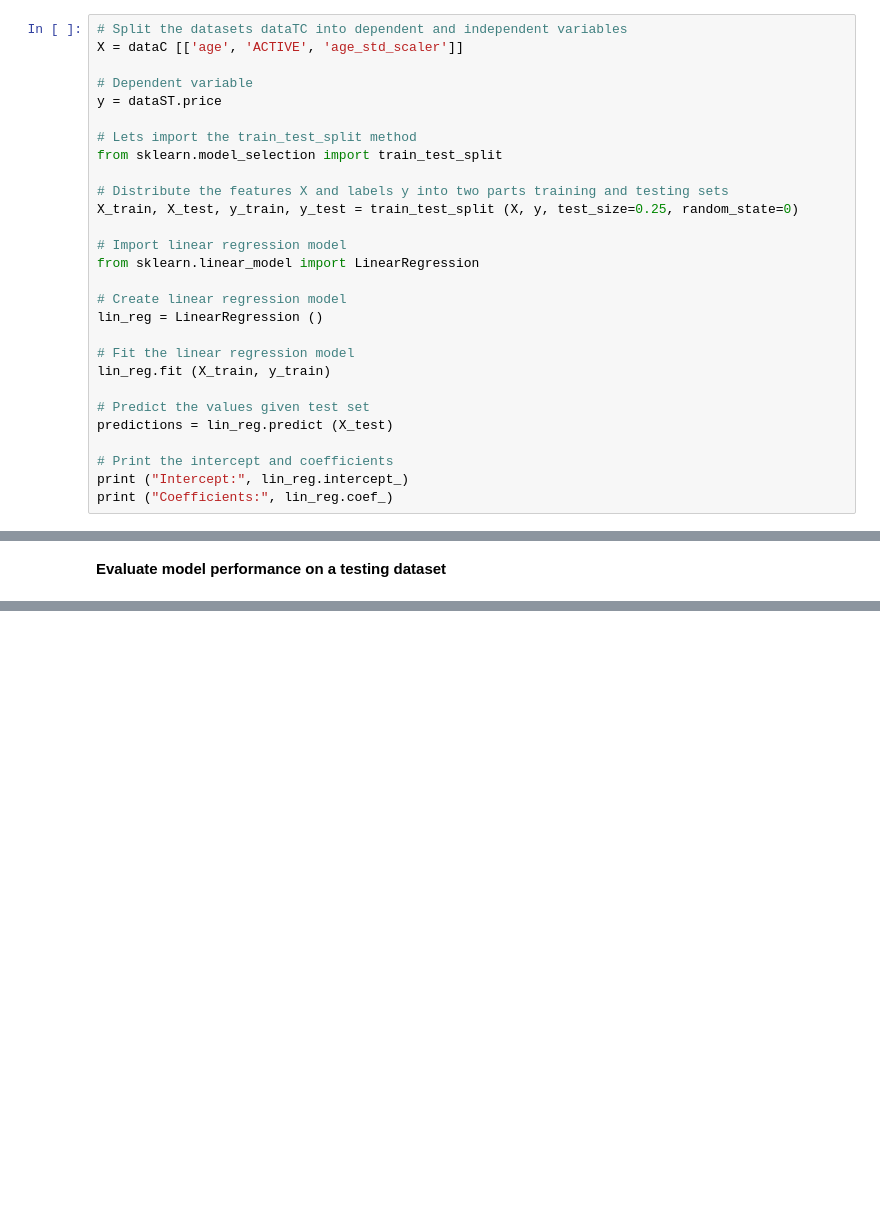
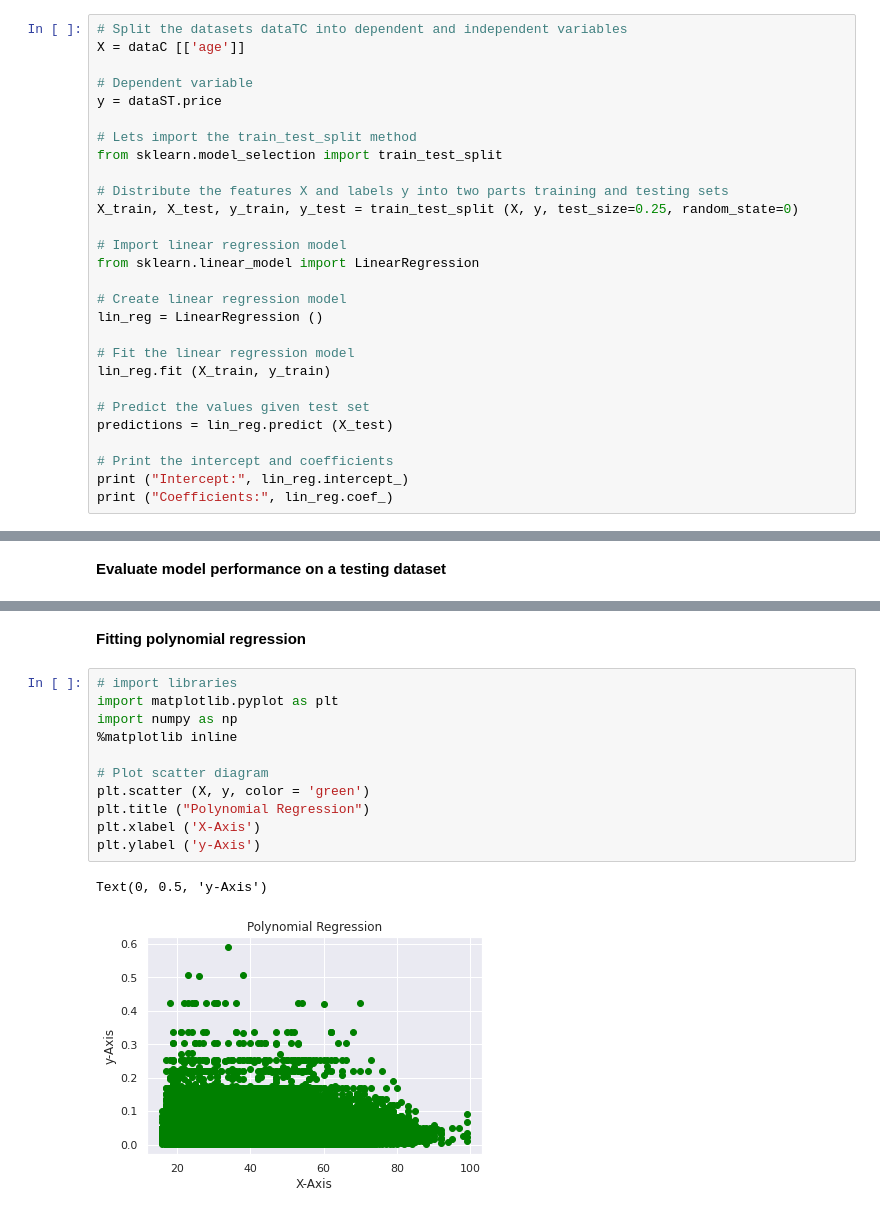
Before and after one commit to AleksandrMorozov123/Competition-on-kaggle-, a Jupyter notebook: h-m-personalized-fashion-recommendations.ipynb, the cells around one changed output, grey strips where cells are left out. Saved outputs shown, nothing was run; the diff lists cells and outputs as text; blank space fills up the shorter version.

```diff
--- a/h-m-personalized-fashion-recommendations.ipynb
+++ b/h-m-personalized-fashion-recommendations.ipynb
@@ -297,7 +297,7 @@ dataC.head (10)
 **Create a linear regression model**
 # %%
 # Split the datasets dataTC into dependent and independent variables
-X = dataC [['age', 'ACTIVE', 'age_std_scaler']]
+X = dataC [['age']]
 
 # Dependent variable
 y = dataST.price
@@ -354 +354,17 @@ R-Square: 6.799036786131474e-06
+# %% [markdown]
+**Fitting polynomial regression**
+# %%
+# import libraries
+import matplotlib.pyplot as plt
+import numpy as np
+%matplotlib inline
+
+# Plot scatter diagram
+plt.scatter (X, y, color = 'green')
+plt.title ("Polynomial Regression")
+plt.xlabel ('X-Axis')
+plt.ylabel ('y-Axis')
+# %% [output]
+Text(0, 0.5, 'y-Axis')
+[figure, added]
 # %% [markdown]
```
Also changed, not shown: parts of 12 cells of this notebook.
